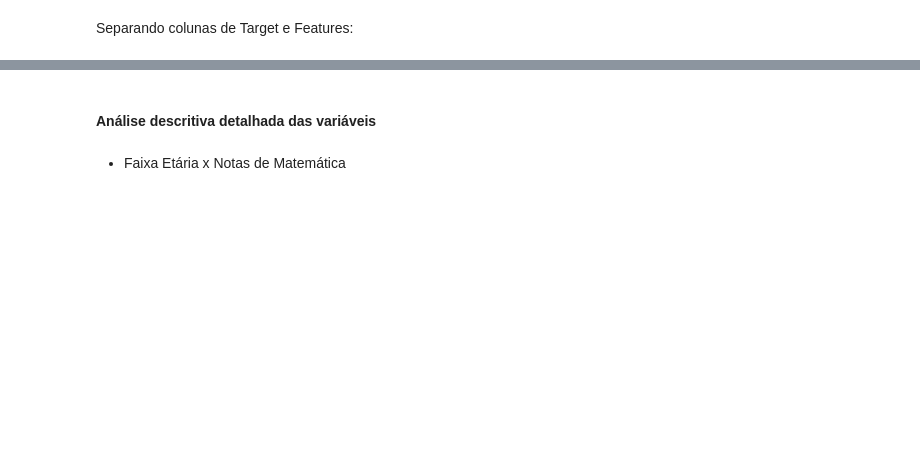
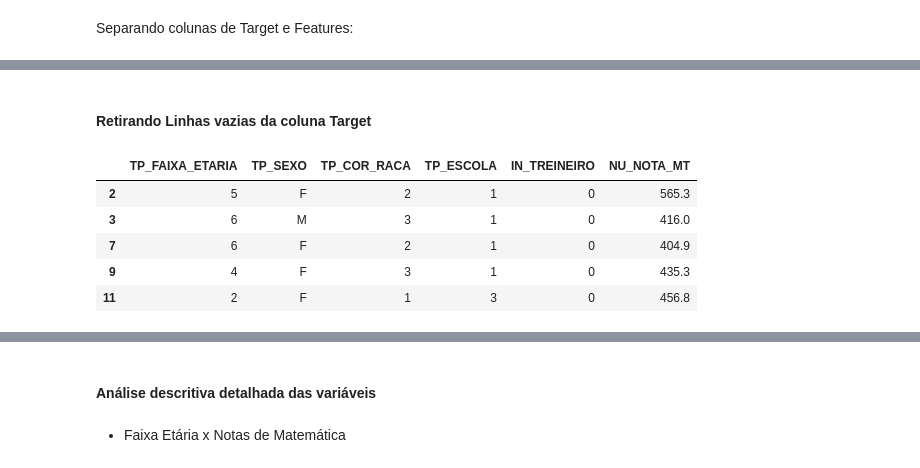
Before and after one commit to MateusMarinheiro18/Projeto-2-Ciencia-dos-Dados, a Jupyter notebook: principal.ipynb, the cells around one changed output, grey strips where cells are left out. Cells and saved outputs as stored; diff of their text form; code cells hidden in the pictures; blank space fills up the shorter version.

```diff
--- a/principal.ipynb
+++ b/principal.ipynb
@@ -129,0 +121,13 @@ Quantidade de linhas após a limpeza:  742806
+# %% [markdown]
+#### Retirando Linhas vazias da coluna Target
+# %%
+# Remover as linhas com NaN apenas na coluna 'NU_NOTA_MT'
+dados = dados.dropna(subset=['NU_NOTA_MT'])
+dados.head(5)
+# %% [output]
+|  | TP_FAIXA_ETARIA | TP_SEXO | TP_COR_RACA | TP_ESCOLA | IN_TREINEIRO | NU_NOTA_MT |
+| 2 | 5 | F | 2 | 1 | 0 | 565.3 |
+| 3 | 6 | M | 3 | 1 | 0 | 416.0 |
+| 7 | 6 | F | 2 | 1 | 0 | 404.9 |
+| 9 | 4 | F | 3 | 1 | 0 | 435.3 |
+| 11 | 2 | F | 1 | 3 | 0 | 456.8 |
```
Also changed, not shown: parts of 13 cells of this notebook.
